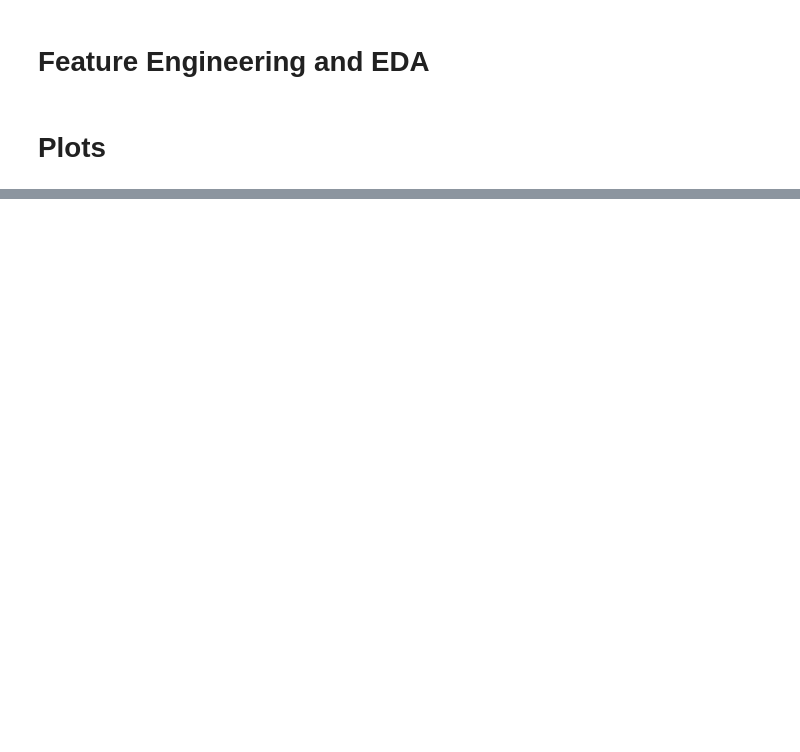
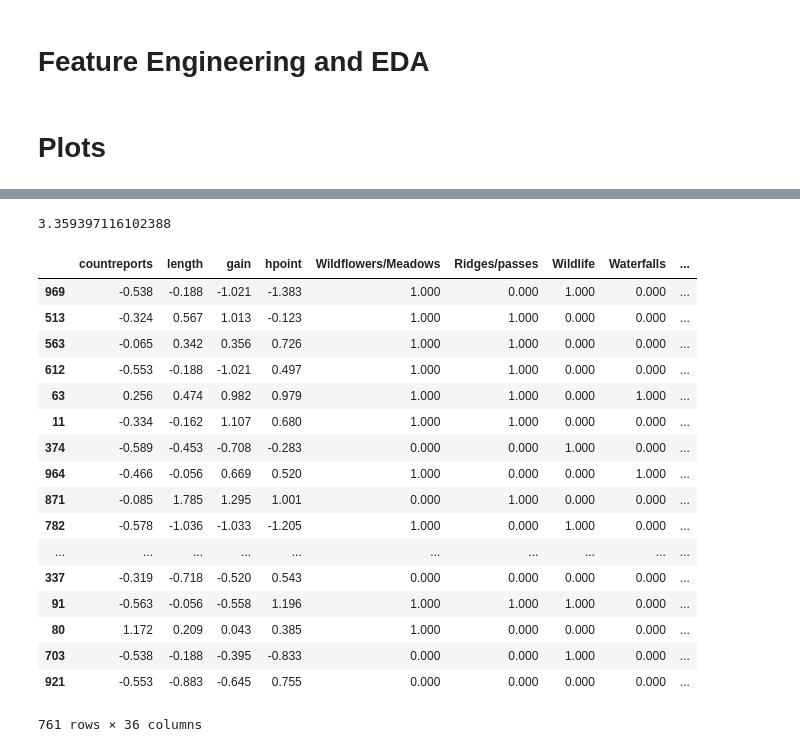
Before and after one commit to spencertollefson/WA-trails-rating-prediction, a Jupyter notebook: wta_modeling.ipynb, the cells around one changed output, grey strips where cells are left out. Drawn from its saved outputs; the diff is of its cells as text; code cells hidden in the pictures; blank space fills up the shorter version.

```diff
--- a/wta_modeling.ipynb
+++ b/wta_modeling.ipynb
@@ -288,0 +293,14 @@ alpha used: 0.1
+# %%
+poly_elastic = make_pipeline(PolynomialFeatures(2), ElasticNetCV(l1_ratio=0.1, cv=5, alphas=alphas,
+                                                                 max_iter=8000))
+poly_elastic.fit(X_train, y_train)
+print("RR - Poly 2")
+print("Train R^2:", poly_elastic.score(X_train, y_train))
+print("Train MSE:", metrics.mean_squared_error(y_train, poly_elastic.predict(X_train)))
+print("")
+print("Test RMSE:", np.sqrt(metrics.mean_squared_error(y_test, poly_elastic.predict(X_test))))
+print("Test MSE:", metrics.mean_squared_error(y_test, poly_elastic.predict(X_test)))
+print('Test R^2: ', poly_elastic.score(X_test, y_test))
+
+print("")
+print("alpha used:", poly_elastic.get_params()['elasticnetcv'].alpha_)
@@ -703,0 +748,9 @@ plt.plot(df)
+# %%
+from sklearn.linear_model import Ridge, Lasso
+
+lm = Ridge()
+
+lm.fit(X_train, y_train)
+plt.scatter(lm.predict(X_train), y_train)
+plt.xlabel('prediction')
+plt.ylabel('actual')
@@ -703,0 +760,25 @@ plt.plot(df)
+# %%
+lm.intercept_
+# %% [output]
+3.359397116102388
+# %%
+X_train
+# %% [output]
+|  | countreports | length | gain | hpoint | Wildflowers/Meadows | Ridges/passes | Wildlife | Waterfalls | ... |
+| 969 | -0.538 | -0.188 | -1.021 | -1.383 | 1.000 | 0.000 | 1.000 | 0.000 | ... |
+| 513 | -0.324 | 0.567 | 1.013 | -0.123 | 1.000 | 1.000 | 0.000 | 0.000 | ... |
+| 563 | -0.065 | 0.342 | 0.356 | 0.726 | 1.000 | 1.000 | 0.000 | 0.000 | ... |
+| 612 | -0.553 | -0.188 | -1.021 | 0.497 | 1.000 | 1.000 | 0.000 | 0.000 | ... |
+| 63 | 0.256 | 0.474 | 0.982 | 0.979 | 1.000 | 1.000 | 0.000 | 1.000 | ... |
+| 11 | -0.334 | -0.162 | 1.107 | 0.680 | 1.000 | 1.000 | 0.000 | 0.000 | ... |
+| 374 | -0.589 | -0.453 | -0.708 | -0.283 | 0.000 | 0.000 | 1.000 | 0.000 | ... |
+| 964 | -0.466 | -0.056 | 0.669 | 0.520 | 1.000 | 0.000 | 0.000 | 1.000 | ... |
+| 871 | -0.085 | 1.785 | 1.295 | 1.001 | 0.000 | 1.000 | 0.000 | 0.000 | ... |
+| 782 | -0.578 | -1.036 | -1.033 | -1.205 | 1.000 | 0.000 | 1.000 | 0.000 | ... |
+| ... | ... | ... | ... | ... | ... | ... | ... | ... | ... |
+| 337 | -0.319 | -0.718 | -0.520 | 0.543 | 0.000 | 0.000 | 0.000 | 0.000 | ... |
+| 91 | -0.563 | -0.056 | -0.558 | 1.196 | 1.000 | 1.000 | 1.000 | 0.000 | ... |
+| 80 | 1.172 | 0.209 | 0.043 | 0.385 | 1.000 | 0.000 | 0.000 | 0.000 | ... |
+| 703 | -0.538 | -0.188 | -0.395 | -0.833 | 0.000 | 0.000 | 1.000 | 0.000 | ... |
+| 921 | -0.553 | -0.883 | -0.645 | 0.755 | 0.000 | 0.000 | 0.000 | 0.000 | ... |
+761 rows × 36 columns
```
Also changed, not shown: parts of 37 cells of this notebook, 4 other files.
